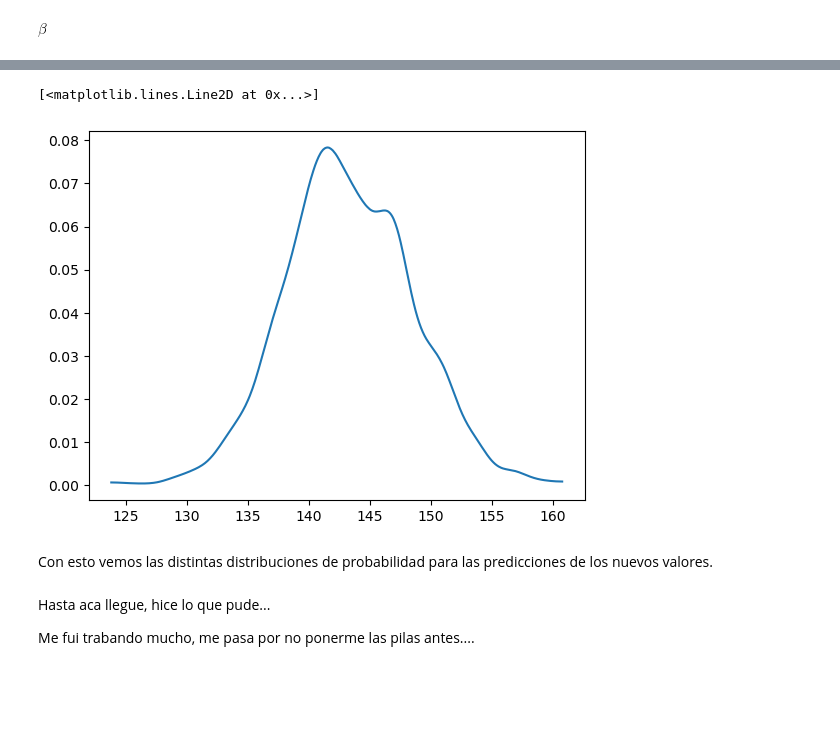
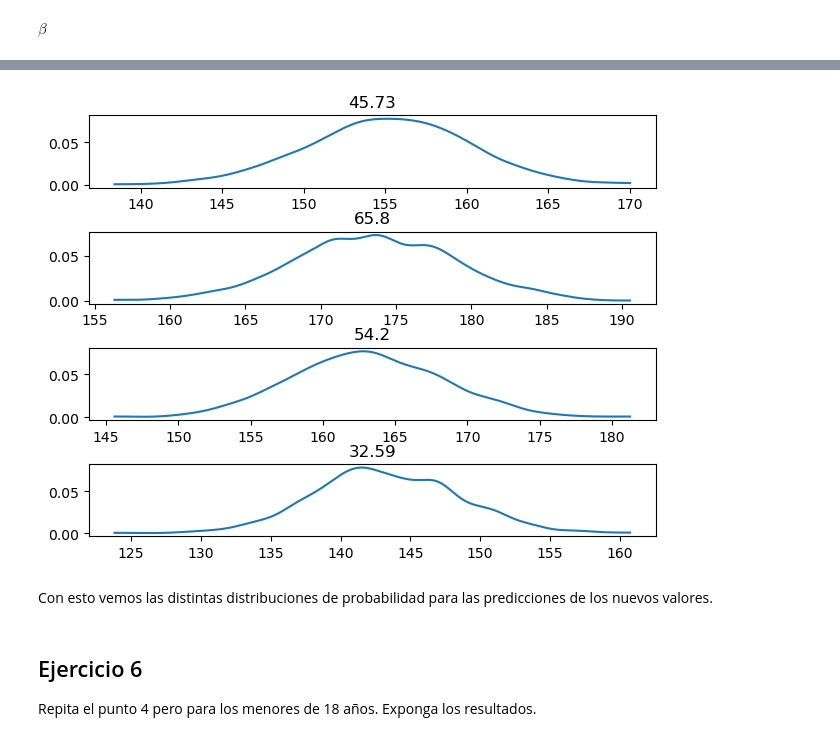
Before and after one commit to ulrich-marcelo/estadistica_e_inferencia_II, a Jupyter notebook: 05_GLMS_Ulrich.ipynb, the cells around one changed output, grey strips where cells are left out. Saved outputs shown, nothing was run; the diff lists cells and outputs as text; code cells hidden in the pictures; blank space fills up the shorter version.

```diff
--- a/05_GLMS_Ulrich.ipynb
+++ b/05_GLMS_Ulrich.ipynb
@@ -221,15 +285,17 @@ Sampling: [y_pred]
 [interactive output not drawn]
 [interactive output not drawn]
 [interactive output not drawn]
-# %%
-grid, pdf = az.stats.density_utils._kde_linear(y_ppc.values[3])
-plt.plot(grid, pdf)
-# %% [output]
-[<matplotlib.lines.Line2D at 0x...>]
-[figure, removed]
+# %%
+fig, ax= plt.subplots(4,1)
+plt.tight_layout()
+for i in range(4):
+    grid, pdf = az.stats.density_utils._kde_linear(y_ppc.values[i])
+    ax[i].plot(grid, pdf)
+    ax[i].set_title(str(nuevos_individuos[i]))
+# %% [output]
+[figure, added]
 # %% [markdown]
 Con esto vemos las distintas distribuciones de probabilidad para las predicciones de los nuevos valores.
-# %% [markdown]
-Hasta aca llegue, hice lo que pude...
-
-Me fui trabando mucho, me pasa por no ponerme las pilas antes....
+# %% [markdown]
+## Ejercicio 6
+Repita el punto 4 pero para los menores de 18 años. Exponga los resultados.
```
Also changed, not shown: parts of 46 cells of this notebook, 4 other files.
